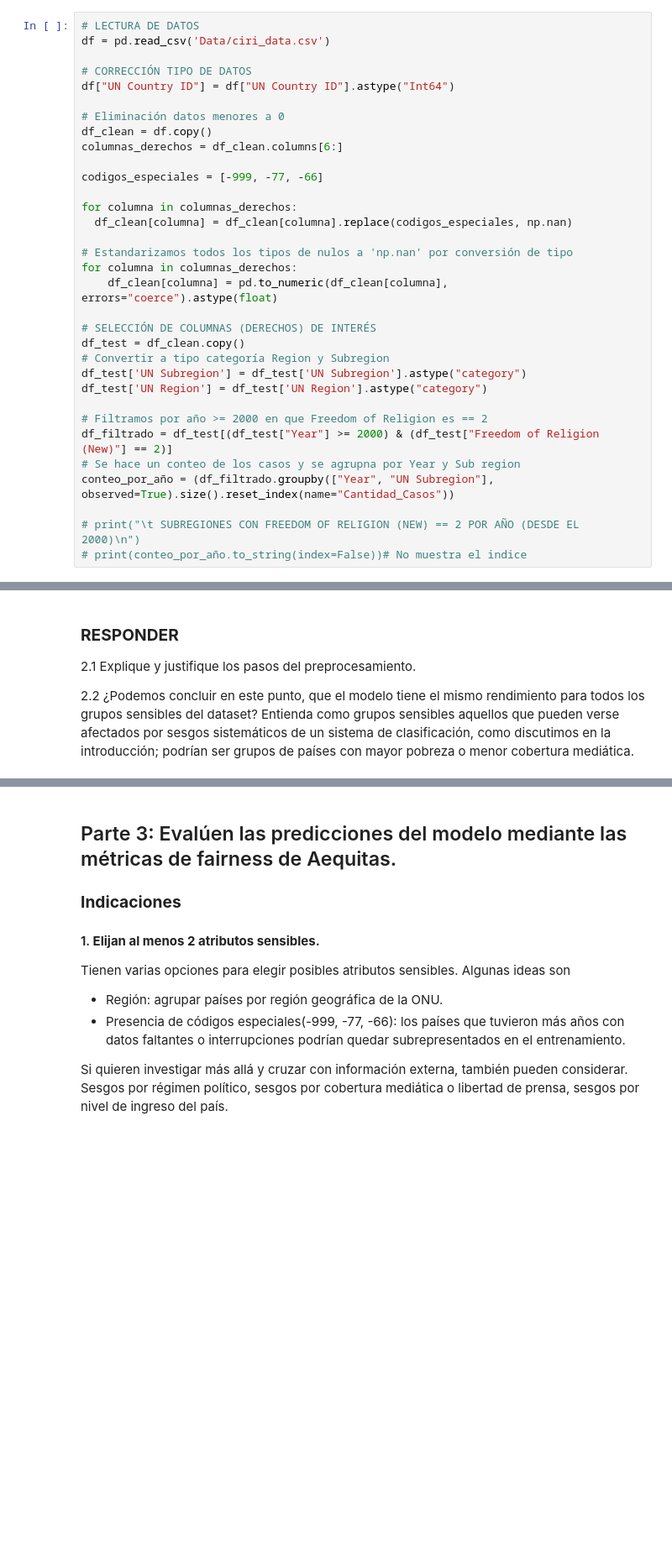
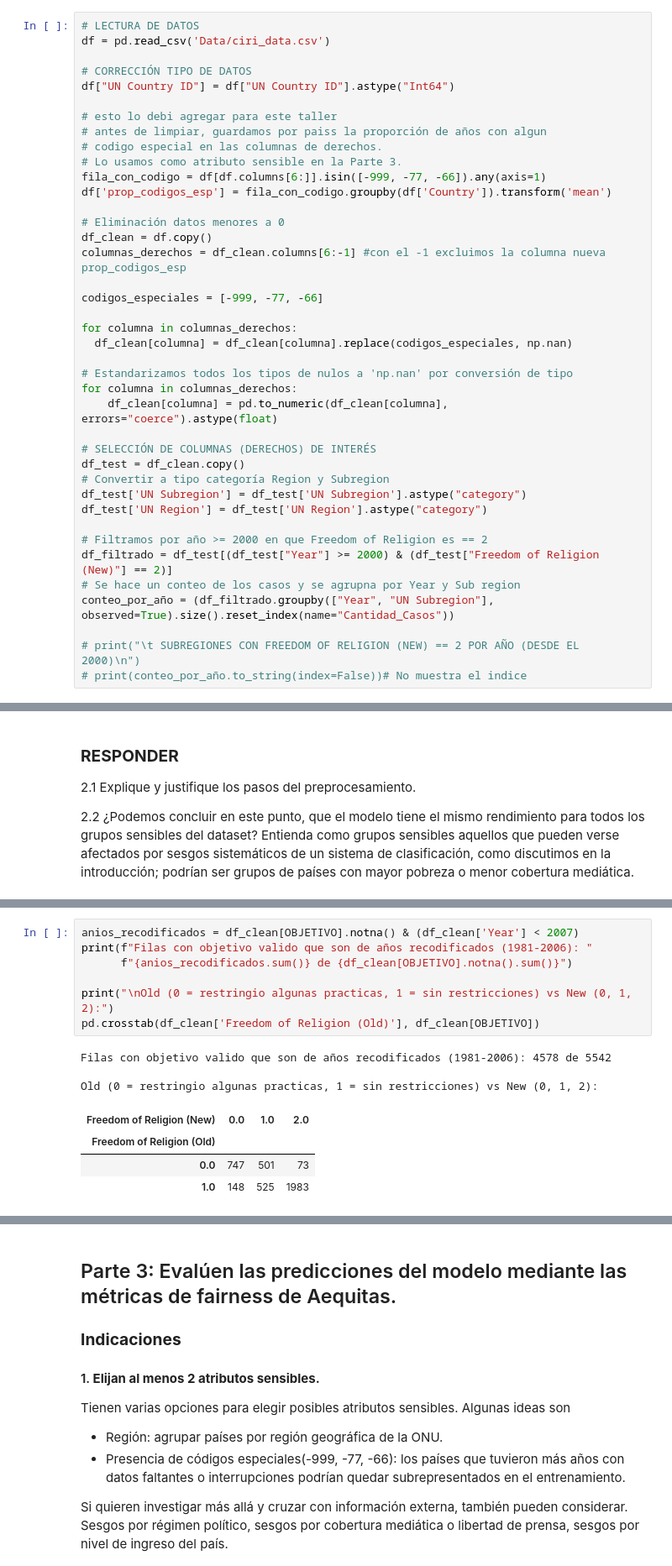
Before and after one commit to vichoe/taller-etica, a Jupyter notebook: Taller_sumativo_CIRI.ipynb, the cells around one changed output, grey strips where cells are left out. Shown at 84% size. Saved outputs shown, nothing was run; the diff lists cells and outputs as text; blank space fills up the shorter version.

```diff
--- a/Taller_sumativo_CIRI.ipynb
+++ b/Taller_sumativo_CIRI.ipynb
@@ -120,9 +211,16 @@ df = pd.read_csv('Data/ciri_data.csv')
 # CORRECCIÓN TIPO DE DATOS
 df["UN Country ID"] = df["UN Country ID"].astype("Int64")
 
+# esto lo debi agregar para este taller
+# antes de limpiar, guardamos por paiss la proporción de años con algun
+# codigo especial en las columnas de derechos.
+# Lo usamos como atributo sensible en la Parte 3.
+fila_con_codigo = df[df.columns[6:]].isin([-999, -77, -66]).any(axis=1)
+df['prop_codigos_esp'] = fila_con_codigo.groupby(df['Country']).transform('mean')
+
 # Eliminación datos menores a 0
 df_clean = df.copy()
-columnas_derechos = df_clean.columns[6:]
+columnas_derechos = df_clean.columns[6:-1] #con el -1 excluimos la columna nueva prop_codigos_esp
 
 codigos_especiales = [-999, -77, -66]
 
@@ -239,0 +492,15 @@ La `**variable objetivo**` debe restringirse a los valores que efectivamente mid
+# %%
+anios_recodificados = df_clean[OBJETIVO].notna() & (df_clean['Year'] < 2007)
+print(f"Filas con objetivo valido que son de años recodificados (1981-2006): "
+      f"{anios_recodificados.sum()} de {df_clean[OBJETIVO].notna().sum()}")
+
+print("\nOld (0 = restringio algunas practicas, 1 = sin restricciones) vs New (0, 1, 2):")
+pd.crosstab(df_clean['Freedom of Religion (Old)'], df_clean[OBJETIVO])
+# %% [output]
+Filas con objetivo valido que son de años recodificados (1981-2006): 4578 de 5542
+
+Old (0 = restringio algunas practicas, 1 = sin restricciones) vs New (0, 1, 2):
+| Freedom of Religion (New) | 0.0 | 1.0 | 2.0 |
+| Freedom of Religion (Old) |  |  |  |
+| 0.0 | 747 | 501 | 73 |
+| 1.0 | 148 | 525 | 1983 |
```
Also changed, not shown: parts of 34 cells of this notebook.
